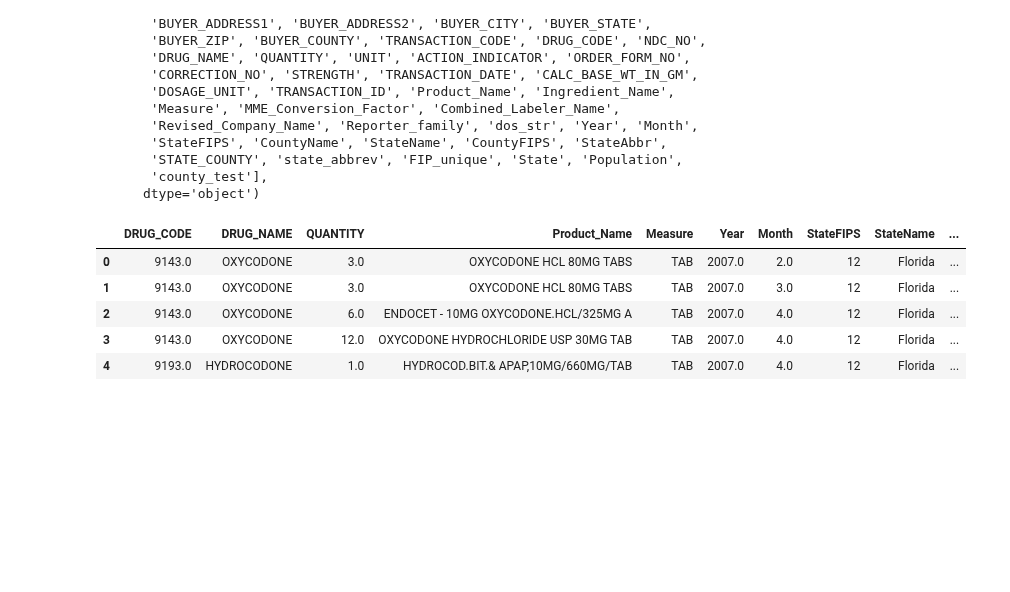
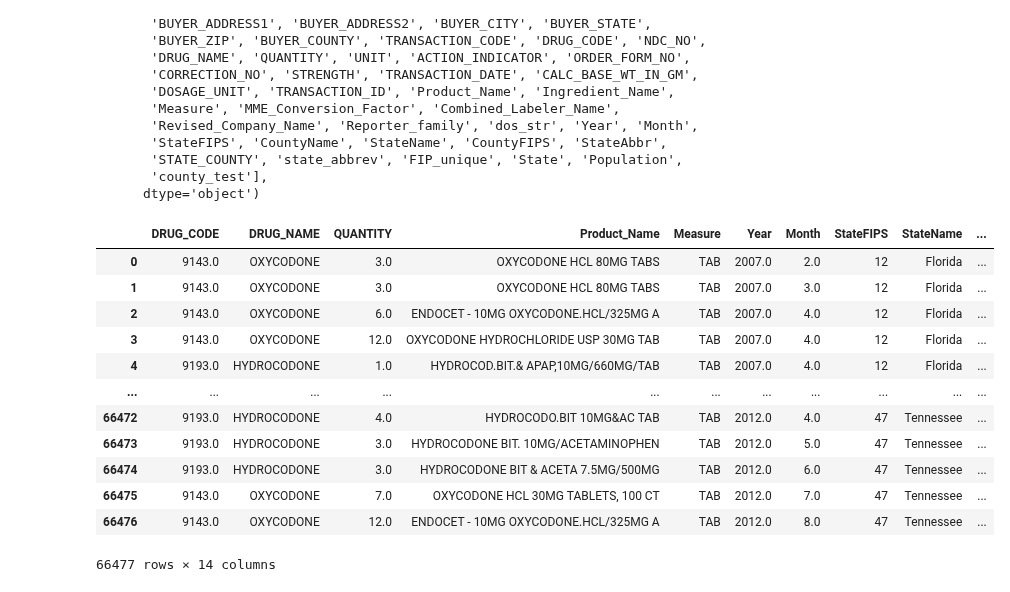
Before and after one commit to abzdel/Opioid-Analysis, a Jupyter notebook: 51_florida_diff_shipment.ipynb, the cells around one changed output. Cells and saved outputs as stored; diff of their text form; code cells hidden in the pictures; blank space fills up the shorter version.

```diff
--- a/51_florida_diff_shipment.ipynb
+++ b/51_florida_diff_shipment.ipynb
@@ -52,14 +54,21 @@ prescriptions_reduced = prescriptions[['DRUG_CODE',
        'StateFIPS', 'StateName', 'CountyFIPS',
        'state_abbrev', 'FIP_unique', 'Population','county_test']]
 # %%
-prescriptions_reduced.head(5)
+prescriptions_reduced
 # %% [output]
 |  | DRUG_CODE | DRUG_NAME | QUANTITY | Product_Name | Measure | Year | Month | StateFIPS | StateName | ... |
 | 0 | 9143.0 | OXYCODONE | 3.0 | OXYCODONE HCL 80MG TABS | TAB | 2007.0 | 2.0 | 12 | Florida | ... |
 | 1 | 9143.0 | OXYCODONE | 3.0 | OXYCODONE HCL 80MG TABS | TAB | 2007.0 | 3.0 | 12 | Florida | ... |
 | 2 | 9143.0 | OXYCODONE | 6.0 | ENDOCET - 10MG OXYCODONE.HCL/325MG A | TAB | 2007.0 | 4.0 | 12 | Florida | ... |
 | 3 | 9143.0 | OXYCODONE | 12.0 | OXYCODONE HYDROCHLORIDE USP 30MG TAB | TAB | 2007.0 | 4.0 | 12 | Florida | ... |
 | 4 | 9193.0 | HYDROCODONE | 1.0 | HYDROCOD.BIT.& APAP,10MG/660MG/TAB | TAB | 2007.0 | 4.0 | 12 | Florida | ... |
+| ... | ... | ... | ... | ... | ... | ... | ... | ... | ... | ... |
+| 66472 | 9193.0 | HYDROCODONE | 4.0 | HYDROCODO.BIT 10MG&AC TAB | TAB | 2012.0 | 4.0 | 47 | Tennessee | ... |
+| 66473 | 9193.0 | HYDROCODONE | 3.0 | HYDROCODONE BIT. 10MG/ACETAMINOPHEN | TAB | 2012.0 | 5.0 | 47 | Tennessee | ... |
+| 66474 | 9193.0 | HYDROCODONE | 3.0 | HYDROCODONE BIT & ACETA 7.5MG/500MG | TAB | 2012.0 | 6.0 | 47 | Tennessee | ... |
+| 66475 | 9143.0 | OXYCODONE | 7.0 | OXYCODONE HCL 30MG TABLETS, 100 CT | TAB | 2012.0 | 7.0 | 47 | Tennessee | ... |
+| 66476 | 9143.0 | OXYCODONE | 12.0 | ENDOCET - 10MG OXYCODONE.HCL/325MG A | TAB | 2012.0 | 8.0 | 47 | Tennessee | ... |
+66477 rows × 14 columns
 # %%
 # creating a copy of reduced dataset of prescriptions and converting some of the attributes to appropriate data type
 
```
Also changed, not shown: parts of 24 cells of this notebook, 1 other file.
